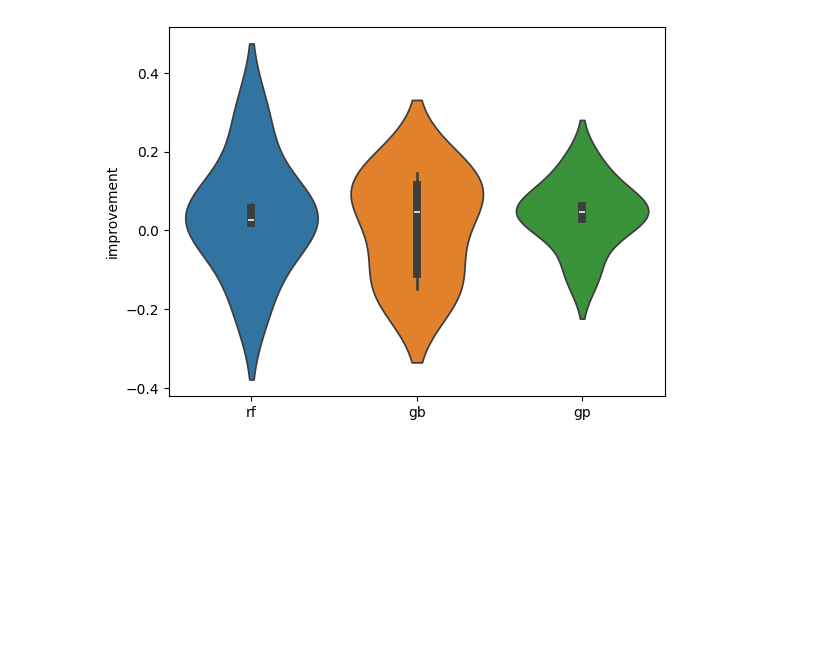
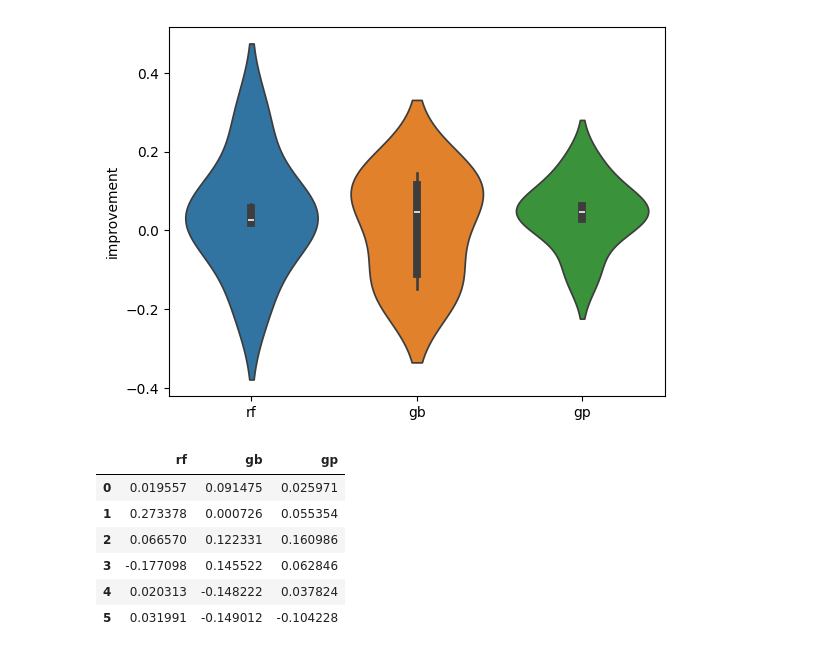
Before and after one commit to hr004/vehicle_routing, a Jupyter notebook: notebooks/analysis.ipynb, the cells around one changed output. Drawn from its saved outputs; the diff is of its cells as text; code cells hidden in the pictures; blank space fills up the shorter version.

```diff
--- a/notebooks/analysis.ipynb
+++ b/notebooks/analysis.ipynb
@@ -227,3 +227,13 @@ ax.set_ylabel("improvement")
 # %% [output]
 Text(0, 0.5, 'improvement')
 [figure]
+# %%
+comparison_df
+# %% [output]
+|  | rf | gb | gp |
+| 0 | 0.019557 | 0.091475 | 0.025971 |
+| 1 | 0.273378 | 0.000726 | 0.055354 |
+| 2 | 0.066570 | 0.122331 | 0.160986 |
+| 3 | -0.177098 | 0.145522 | 0.062846 |
+| 4 | 0.020313 | -0.148222 | 0.037824 |
+| 5 | 0.031991 | -0.149012 | -0.104228 |
```
Also changed, not shown: 53 other files.
